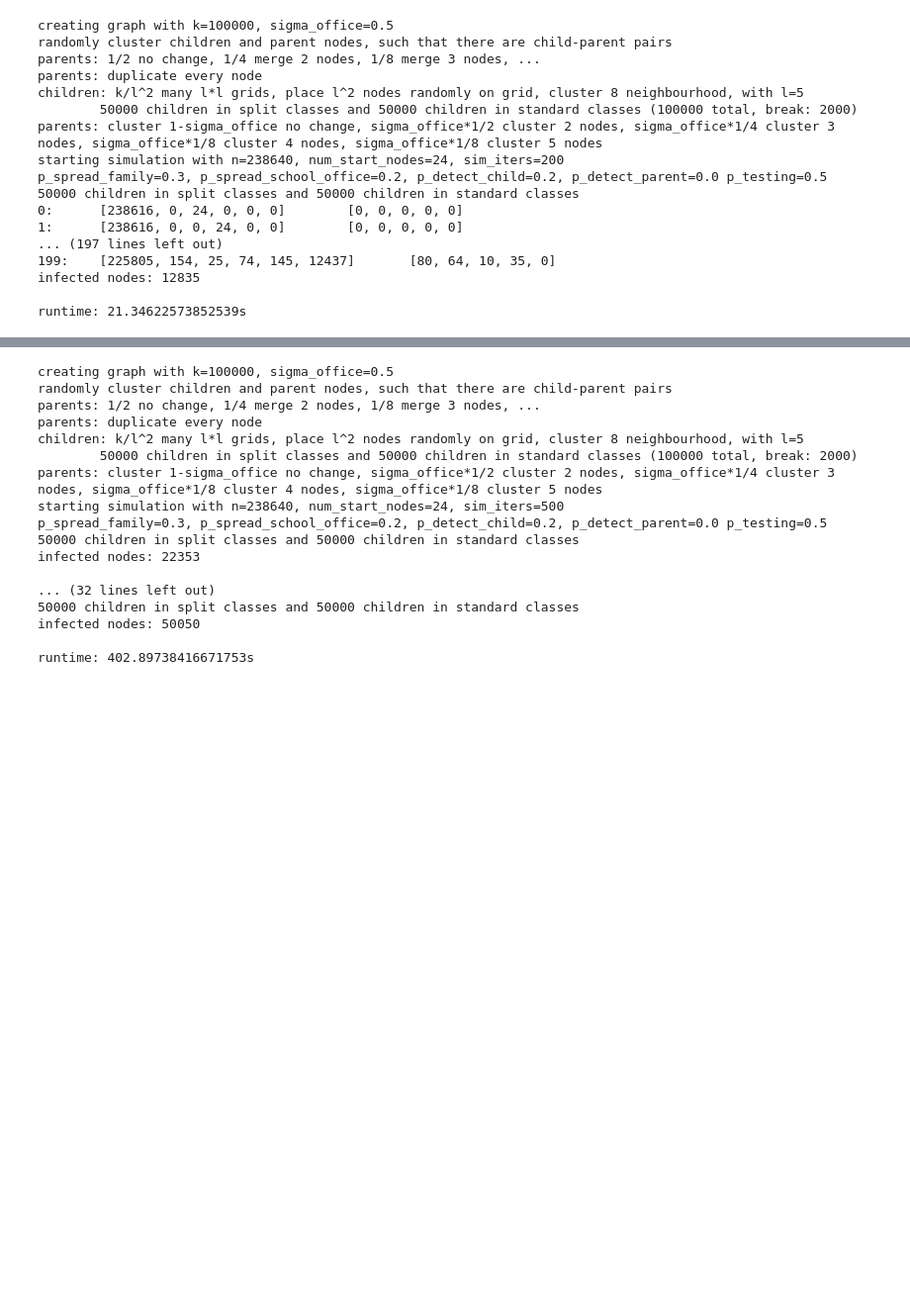
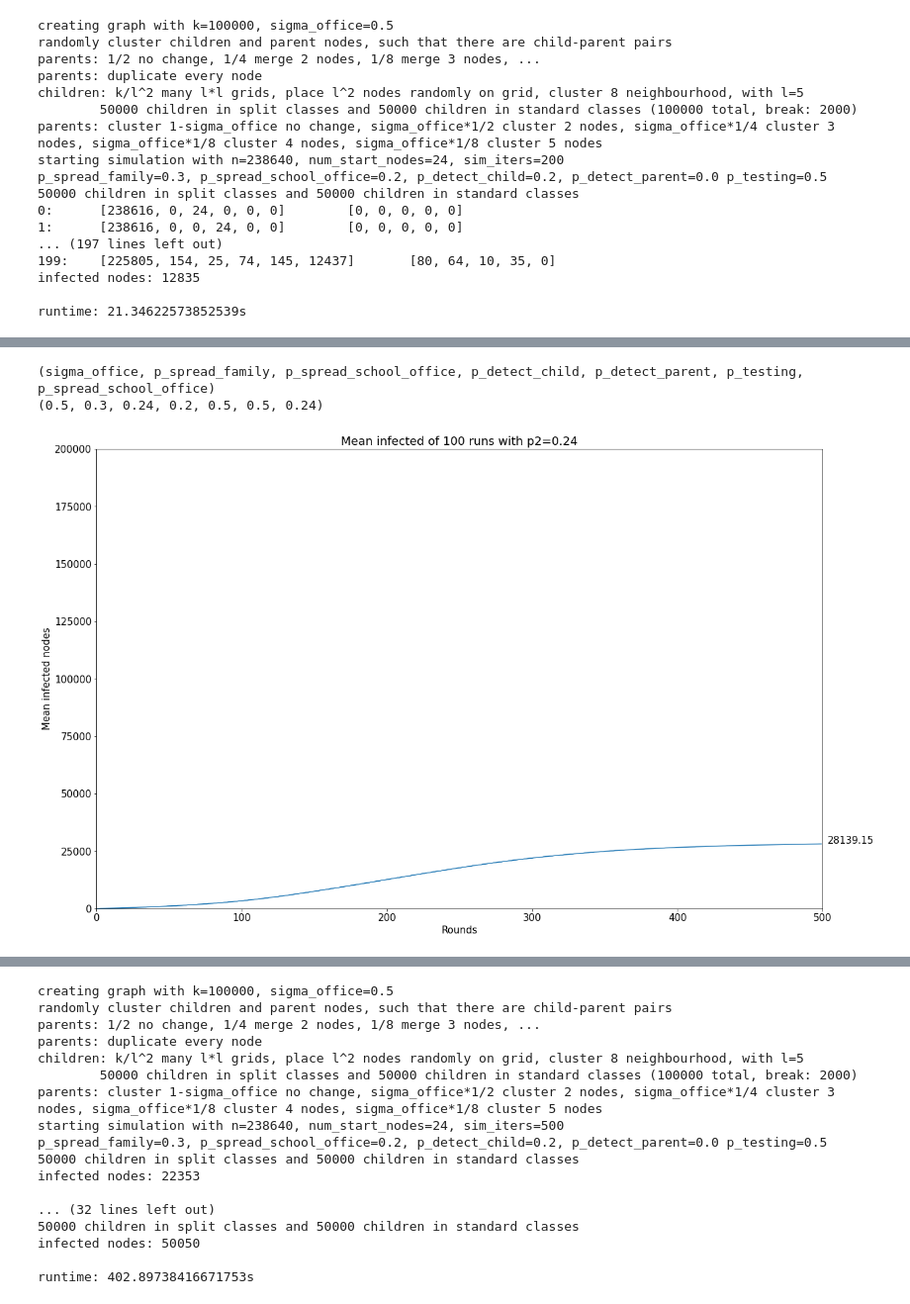
Before and after one commit to Flugstein/epsim, a Jupyter notebook: epsim_plot.ipynb, the cells around one changed output, grey strips where cells are left out. Shown: that part at 99% size. Saved outputs shown, nothing was run; the diff lists cells and outputs as text; code cells hidden in the pictures; blank space fills up the shorter version.

Commit message:
add multiple runs per parameter combination

```diff
--- a/epsim_plot.ipynb
+++ b/epsim_plot.ipynb
@@ -33,0 +88,23 @@ runtime: 21.34622573852539s
+# %%
+# Plot mean infections per round for all runs
+
+plt.rcParams.update({'font.size': 15})
+
+print('(sigma_office, p_spread_family, p_spread_school_office, p_detect_child, p_detect_parent, p_testing, p_spread_school_office)')
+for param_combi, runs in runs_per_param_combi.items():
+    print(param_combi)
+    infecs_per_runs_per_rounds = zip(*runs)
+    mean_infecs_per_round = [np.mean(infecs_per_runs) for infecs_per_runs in infecs_per_runs_per_rounds]
+    fig, axs = plt.subplots(figsize=(20,13))
+    fig.patch.set_facecolor('xkcd:white')
+    axs.set_ylim(top=200000)
+    axs.set_xlim(0, sim_iters)
+    axs.plot(range(sim_iters), mean_infecs_per_round)
+    plt.annotate(max(mean_infecs_per_round), xy=(1, max(mean_infecs_per_round)), xytext=(8, 0), xycoords=('axes fraction', 'data'), textcoords='offset points')
+    axs.set_title('Mean infected of 100 runs with p2=0.24')
+    axs.set_xlabel('Rounds')
+    axs.set_ylabel('Mean infected nodes')
+# %% [output]
+(sigma_office, p_spread_family, p_spread_school_office, p_detect_child, p_detect_parent, p_testing, p_spread_school_office)
+(0.5, 0.3, 0.24, 0.2, 0.5, 0.5, 0.24)
+[figure, added]
```
Also changed, not shown: parts of 5 cells of this notebook.
